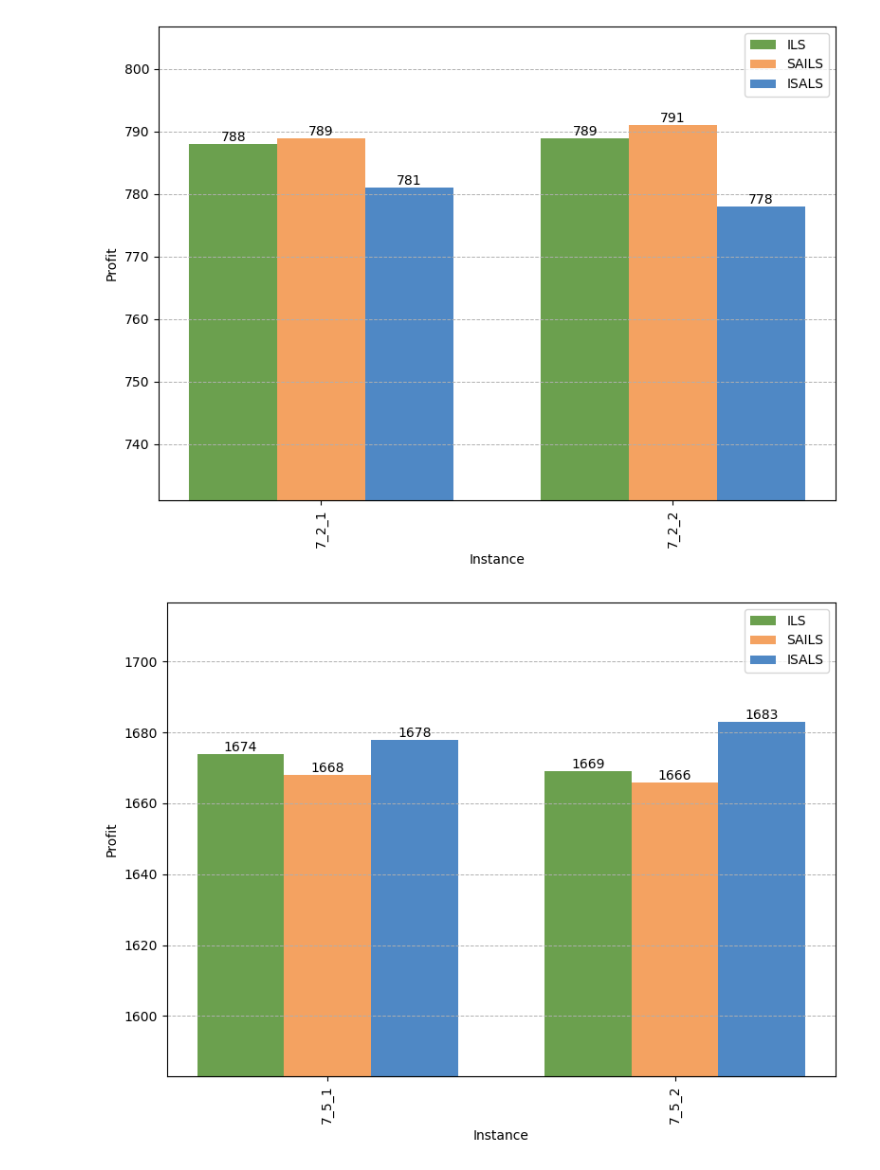
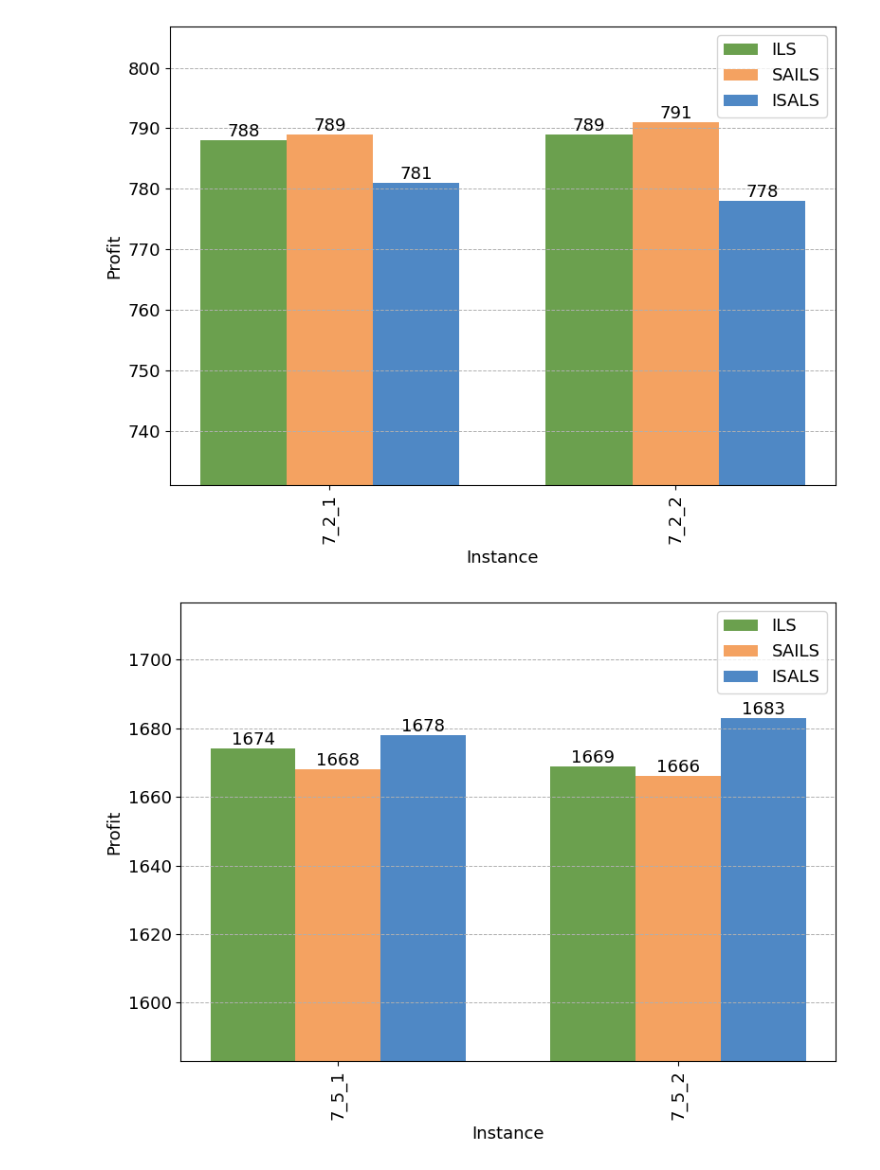
Before and after one commit to MxHbm/IM_Challenge, a Jupyter notebook: Data/Analysis/Algorithm_comparison/Operative/profit_comparison.ipynb, the cells around one changed output. Drawn from its saved outputs; the diff is of its cells as text; code cells hidden in the pictures.

```diff
--- a/Data/Analysis/Algorithm_comparison/Operative/profit_comparison.ipynb
+++ b/Data/Analysis/Algorithm_comparison/Operative/profit_comparison.ipynb
@@ -34,40 +34,40 @@ def plot_instance_group_with_custom_min(prefix, min_value, file_name):
     bar_sails = plt.bar([i + 0.25 for i in x], profits_sails, width=0.25, label='SAILS', color='#f4a261', align='center')  # Muted orange
     bar_isals = plt.bar([i + 0.5 for i in x], profits_isals, width=0.25, label='ISALS', color='#4f88c5', align='center')  # Muted blue
 
     # Add the profit values on top of each bar
     for bar in bar_ils:
         height = bar.get_height()
-        plt.text(bar.get_x() + bar.get_width() / 2, height, f'{height:.0f}', ha='center', va='bottom')
+        plt.text(bar.get_x() + bar.get_width() / 2, height, f'{height:.0f}', ha='center', va='bottom', fontsize=13)
 
     for bar in bar_sails:
         height = bar.get_height()
-        plt.text(bar.get_x() + bar.get_width() / 2, height, f'{height:.0f}', ha='center', va='bottom')
+        plt.text(bar.get_x() + bar.get_width() / 2, height, f'{height:.0f}', ha='center', va='bottom', fontsize=13)
 
     for bar in bar_isals:
         height = bar.get_height()
-        plt.text(bar.get_x() + bar.get_width() / 2, height, f'{height:.0f}', ha='center', va='bottom')
+        plt.text(bar.get_x() + bar.get_width() / 2, height, f'{height:.0f}', ha='center', va='bottom', fontsize=13)
 
-    plt.xlabel('Instance')
-    plt.ylabel('Profit')
-    #plt.title(f'Profit Comparison for {prefix} Instances')
-    plt.xticks([i + 0.25 for i in x], instances, rotation=90)
+    plt.xlabel('Instance', fontsize=13)
+    plt.ylabel('Profit', fontsize=13)
+    plt.xticks([i + 0.25 for i in x], instances, rotation=90, fontsize=13)
+    plt.yticks(fontsize=13)
     plt.ylim(min_value, max(profits_ils.max(), profits_isals.max(), profits_sails.max()) * 1.02)
     plt.grid(True, axis='y', linestyle='--', linewidth=0.7)  # Grid lines only on y-axis
-    plt.legend()
+    plt.legend(fontsize=13)
     plt.tight_layout()
 
     # Save the figure in high quality (300 DPI)
     plt.savefig(file_name, format='png', dpi=300)
     plt.show()
 
 # Plot for '7_2' instances with custom min y-axis of 731 and save
 plot_instance_group_with_custom_min('7_2', 731, 'operative_profit_comparison_7_2.png')
 
 # Plot for '7_5' instances with custom min y-axis of 1583 and save
 plot_instance_group_with_custom_min('7_5', 1583, 'operative_profit_comparison_7_5.png')
 
 # Plot for '7_8' instances with custom min y-axis of 2066 and save
 plot_instance_group_with_custom_min('7_8', 2066, 'operative_profit_comparison_7_8.png')
 # %% [output]
-[figure, old version]
+[figure, new version]
-[figure, old version]
+[figure, new version]
```
Also changed, not shown: parts of 2 cells of this notebook, 20 other files.
